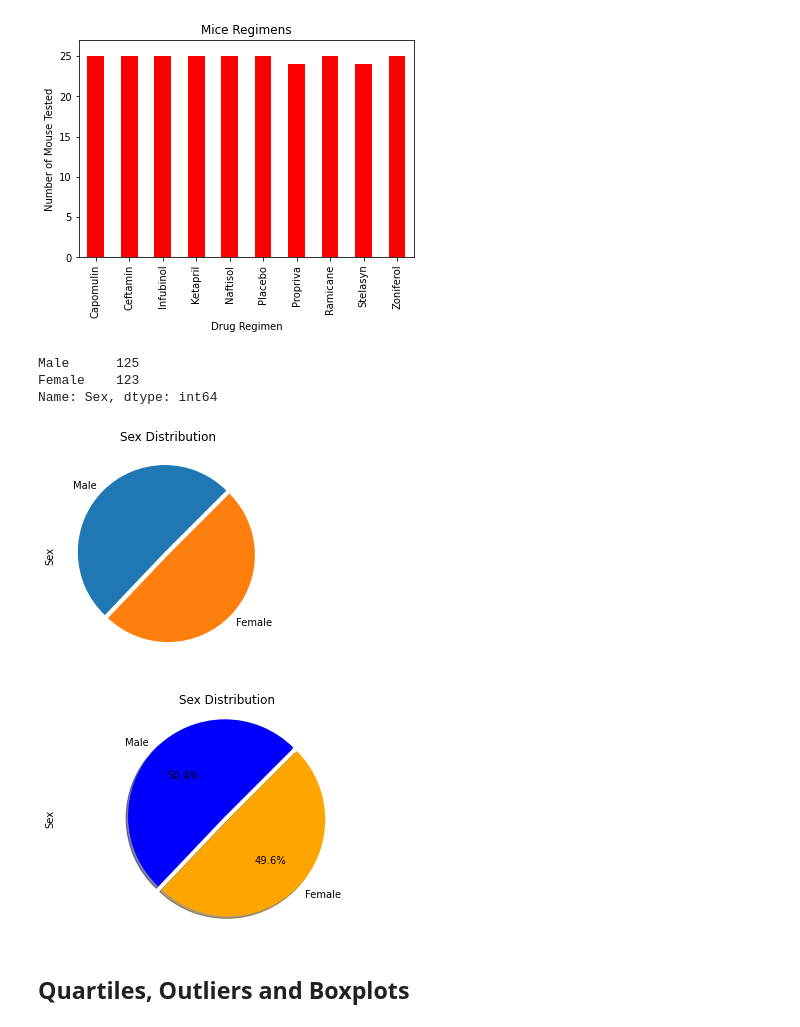
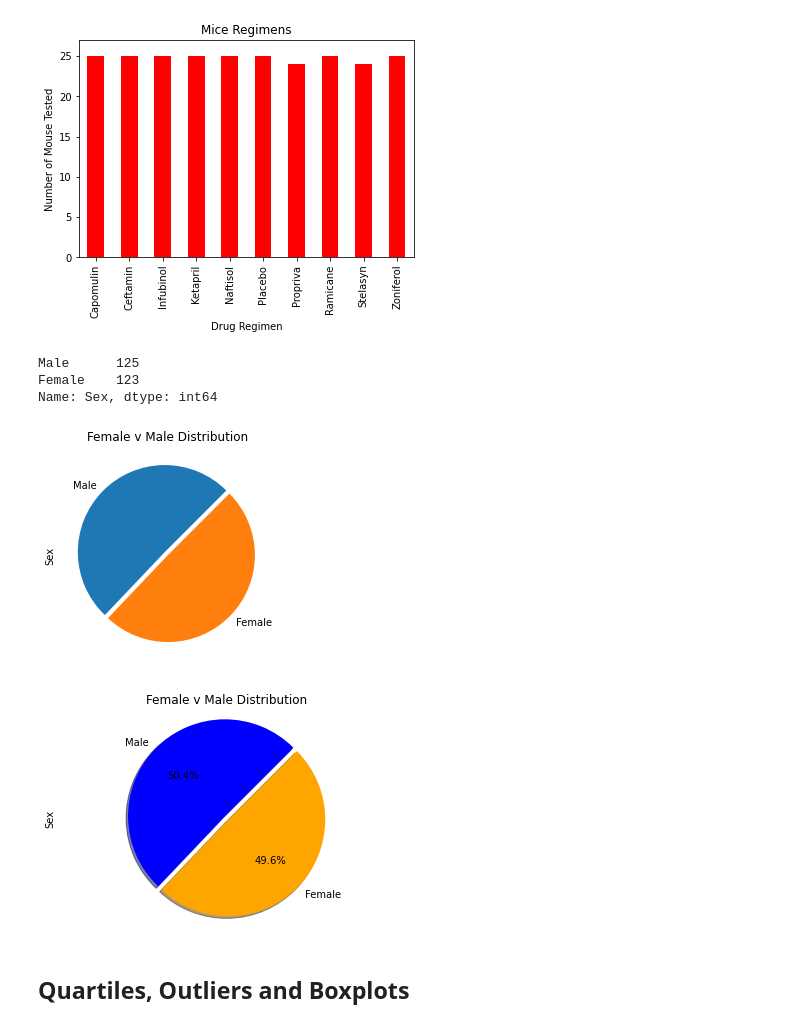
Before and after one commit to tratnikc/matplotlib-challenge, a Jupyter notebook: Pymaceuticals/pymaceuticals.ipynb, the cells around one changed output. Saved outputs shown, nothing was run; the diff lists cells and outputs as text; code cells hidden in the pictures.

```diff
--- a/Pymaceuticals/pymaceuticals.ipynb
+++ b/Pymaceuticals/pymaceuticals.ipynb
@@ -212,28 +212,28 @@ plt.show()
 # %%
 # Generate a pie plot showing the distribution of female versus male mice using pandas
 mouse_sex = mouse_df[["Mouse ID", "Sex"]].drop_duplicates()
 
 colors = ["blue","orange"]
 explode=(0.05,0)
 
 sex_distr = mouse_sex["Sex"].value_counts()
-s = sex_distr.plot(kind="pie", title="Sex Distribution", startangle=45, explode=explode)
+s = sex_distr.plot(kind="pie", title="Female v Male Distribution", startangle=45, explode=explode)
 sex_distr
 # %% [output]
 Male      125
 Female    123
 Name: Sex, dtype: int64
-[figure, old version]
+[figure, new version]
 # %%
 # Generate a pie plot showing the distribution of female versus male mice using pyplot
 
 plt.pie(sex_distr, labels=sex_distr.index,colors=colors,autopct="%1.1f%%", shadow=True, startangle=45, explode=explode)
 plt.axis("equal")
-plt.title("Sex Distribution")
+plt.title("Female v Male Distribution")
 plt.ylabel("Sex")
 plt.show()
 # %% [output]
-[figure, old version]
+[figure, new version]
 # %% [markdown]
 ## Quartiles, Outliers and Boxplots
 # %%
```
Also changed, not shown: parts of 1 cell of this notebook, 1 other file.
